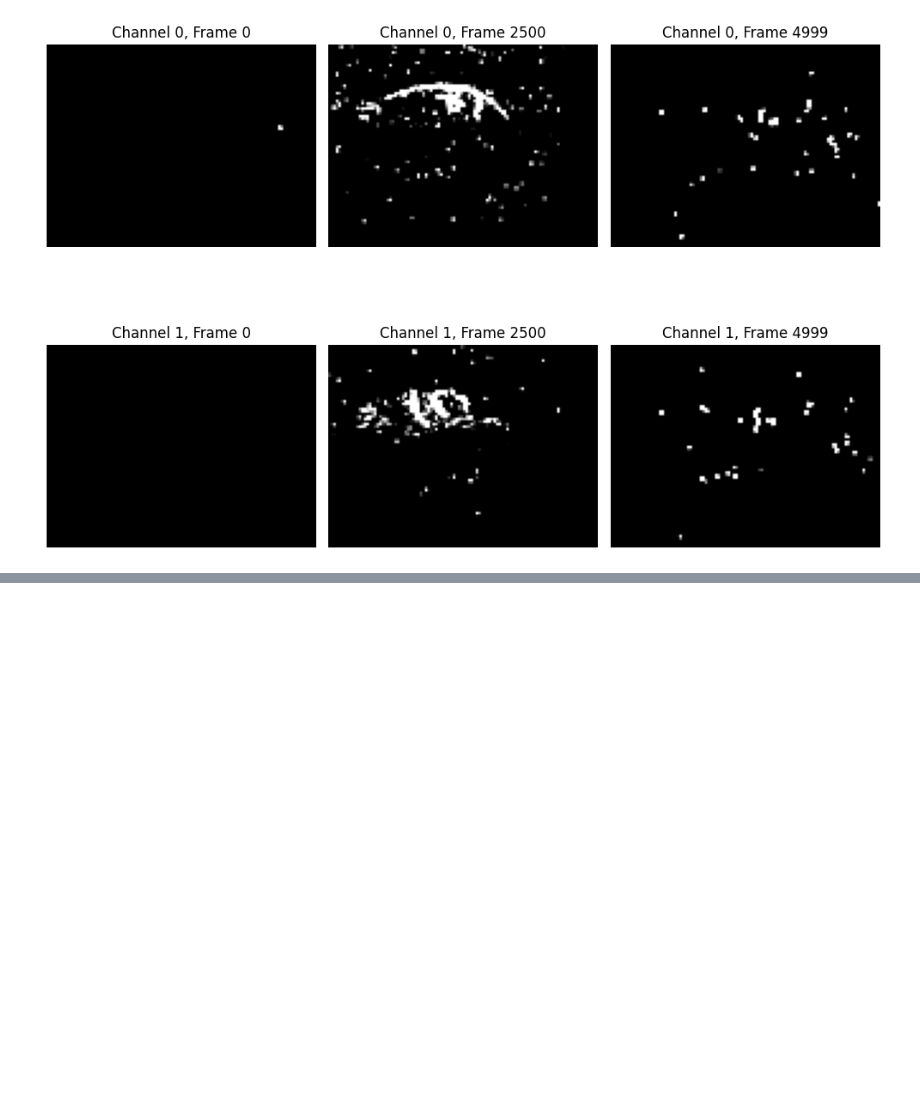
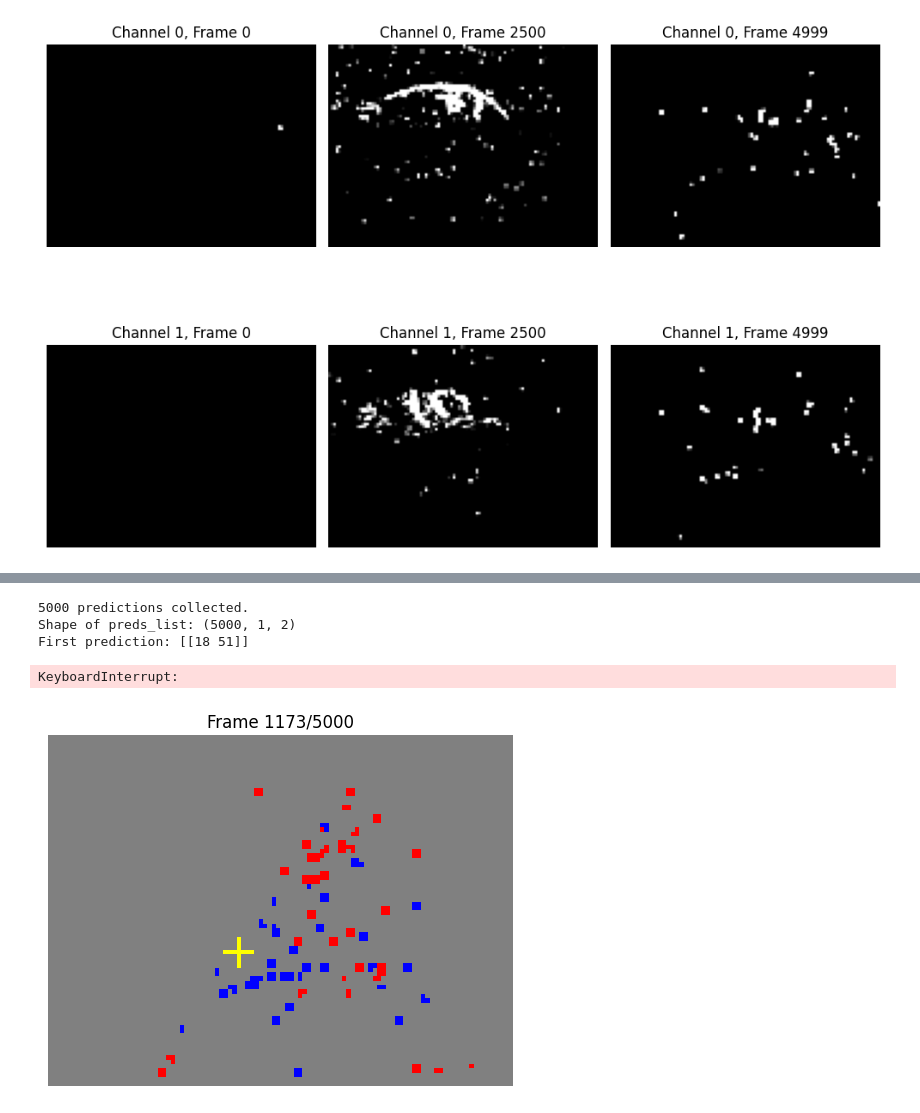
Before and after one commit to kmanninen/bc_cloud_examples, a Jupyter notebook: examples/eye_tracking.ipynb, the cells around one changed output, grey strips where cells are left out. Drawn from its saved outputs; the diff is of its cells as text; code cells hidden in the pictures; blank space fills up the shorter version.

```diff
--- a/examples/eye_tracking.ipynb
+++ b/examples/eye_tracking.ipynb
@@ -75,0 +70,5 @@ plt.close(fig)
+# %%
+import akida_models
+from akida_models.model_io import load_model
+model = load_model("models/tenn_spatiotemporal_eye_buffer_i8_w8_a8.fbz")
+print(f"Model input shape: {model.input_shape}")
@@ -75,0 +122,74 @@ plt.close(fig)
+# %%
+print(len(preds_list), "predictions collected.")
+print("Shape of preds_list:", np.array(preds_list).shape)
+print("First prediction:", preds_list[0])
+# %% [output]
+5000 predictions collected.
+Shape of preds_list: (5000, 1, 2)
+First prediction: [[18 51]]
+# %%
+if n_ch == 2:
+    # e.g. channel 0 = red, channel 1 = blue
+    colors = np.array([[255, 0, 0], [0, 0, 255]], dtype=np.uint8)
+else:
+    # fallback: pick from matplotlib’s tab10 palette
+    import matplotlib
+    cmap = matplotlib.cm.get_cmap('tab10', n_ch)
+    colors = (cmap(range(n_ch))[:, :3] * 255).astype(np.uint8)
+
+# 3) Create one figure & axis to reuse
+fig, ax = plt.subplots(figsize=(6, 6))
+
+# Define the size of the cross
+cross_size = 3
+
+# 4) Loop over frames, updating in place
+for f in range(n_frames):
+    # 4a) start from a mid-gray background
+    frame_vis = np.full((H, W, 3), 128, dtype=np.uint8)
+
+    # 4b) paint each channel’s “events” on top
+    for ch in range(n_ch):
+        mask = data[f, :, :, ch] > 0   # assuming >0 marks an event
+        print(f"mask: {mask}")
+
+        # Create mask for `preds_list` based on values in the third axis
+        # Assuming (5000, 1, 2): To get values we need to use [:, :, 1] to access the second element along axis 2
+        # Initialize an empty mask for the current frame
+        pred_mask = np.zeros((data.shape[1], data.shape[2]), dtype=bool)
+
+        # Get x, y location from other_array for the current frame
+        #x, y = preds_list[f, 0, :]
+        x, y = preds_list[f][0, :]
+
+        # Draw a cross centered at (x, y)
+        for i in range(-cross_size, cross_size + 1):
+            if 0 <= x + i < data.shape[1]:
+                pred_mask[x + i, y] = True
+            if 0 <= y + i < data.shape[2]:
+                pred_mask[x, y + i] = True
+
+        # Set the location (x, y) in pred_mask to True
+        #pred_mask[int(x), int(y)] = True
+        #print(f"frame: {f}, prediction: {preds_list[f]}")
+
+
+        frame_vis[mask] = colors[ch]
+        frame_vis[pred_mask] = [255, 255, 0]
+
+    # 4c) update the image
+    ax.clear()
+    ax.imshow(frame_vis)
+    ax.set_title(f'Frame {f+1}/{n_frames}')
+    ax.axis('off')
+
+    # 4d) redraw the same window
+    clear_output(wait=True)
+    display(fig)
+    time.sleep(0.01)   # adjust playback speed
+
+# 5) close when done
+plt.close(fig)
+# %% [output]
+KeyboardInterrupt:
+[figure, added]
```
Also changed, not shown: parts of 6 cells of this notebook, 1 other file.
